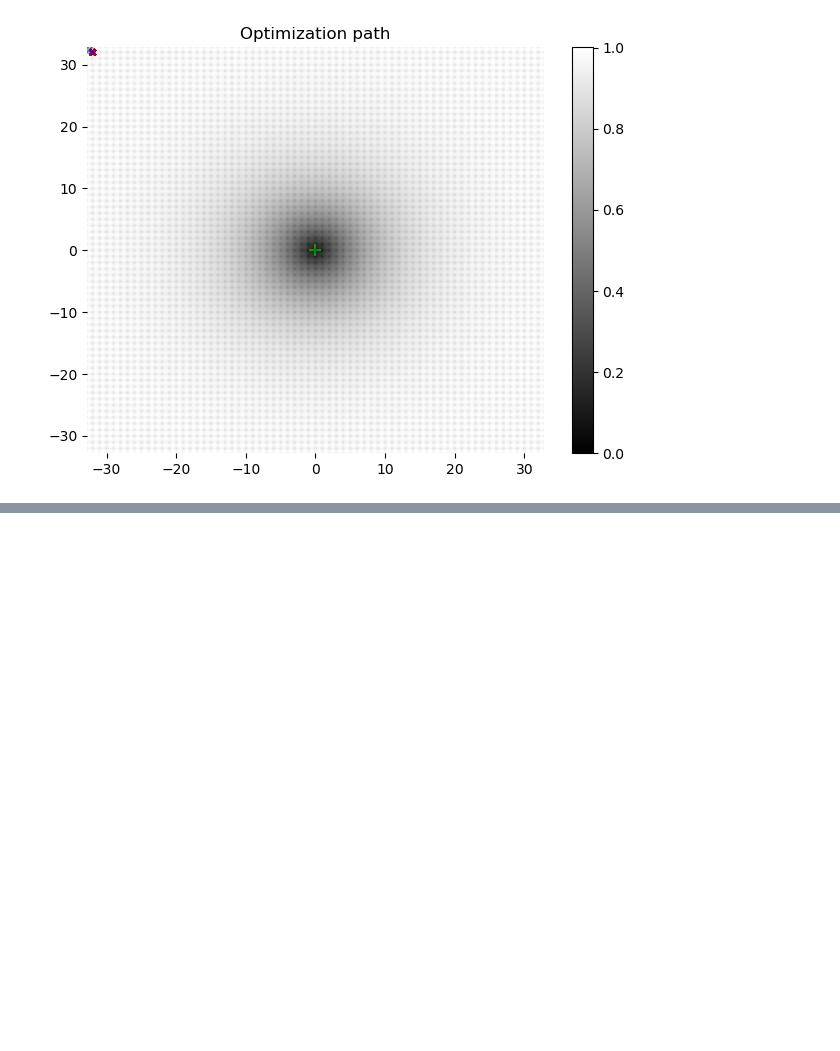
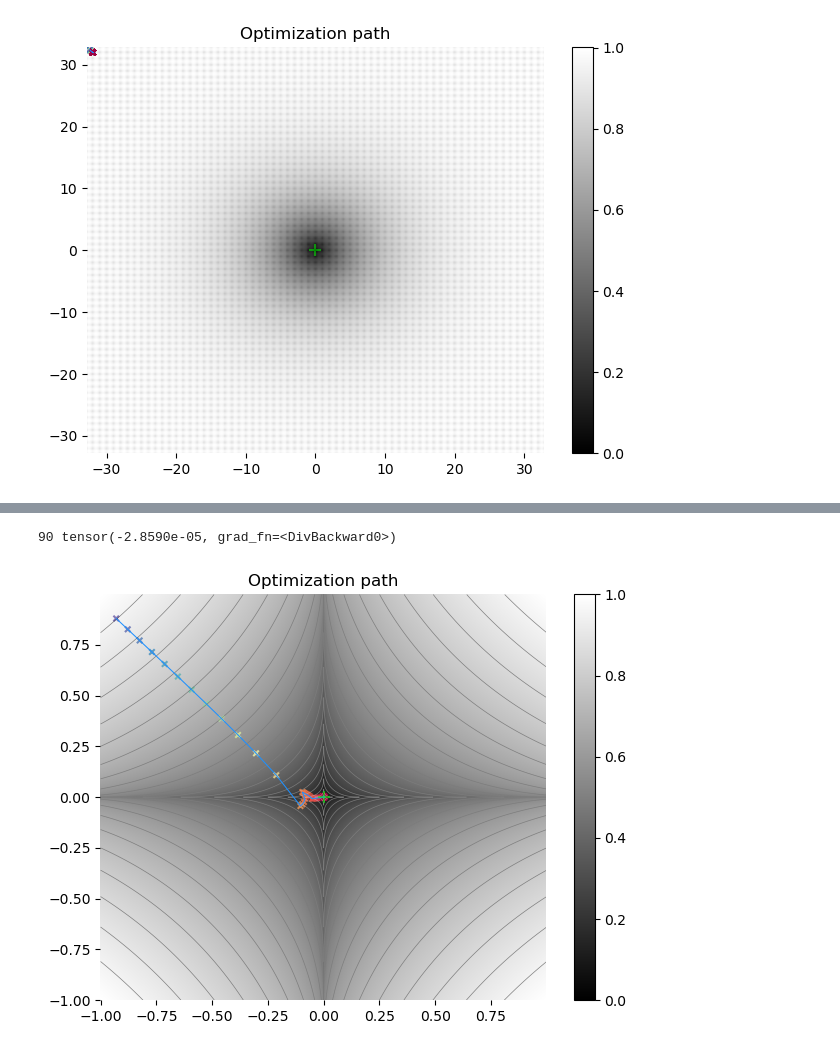
Before and after one commit to inikishev/image-descent, a Jupyter notebook: notebooks/optimizers/LBFGS.ipynb, the cells around one changed output, grey strips where cells are left out. Drawn from its saved outputs; the diff is of its cells as text; code cells hidden in the pictures; blank space fills up the shorter version.

```diff
--- a/notebooks/optimizers/LBFGS.ipynb
+++ b/notebooks/optimizers/LBFGS.ipynb
@@ -109,0 +125,15 @@ descent.plot_path()
+# %%
+descent = FunctionDescent2D(cross)
+optimizer = torch.optim.LBFGS(descent.parameters(), 0.2)
+for i in range(100):
+    def closure():
+        optimizer.zero_grad()
+        loss = descent.step()
+        loss.backward()
+        return loss
+    loss = optimizer.step(closure)
+    if i%10==0: print(i, loss, end='       \r')
+descent.plot_path()
+# %% [output]
+90 tensor(-2.8590e-05, grad_fn=<DivBackward0>)
+[figure, added]
```
Also changed, not shown: parts of 7 cells of this notebook, 19 other files.
